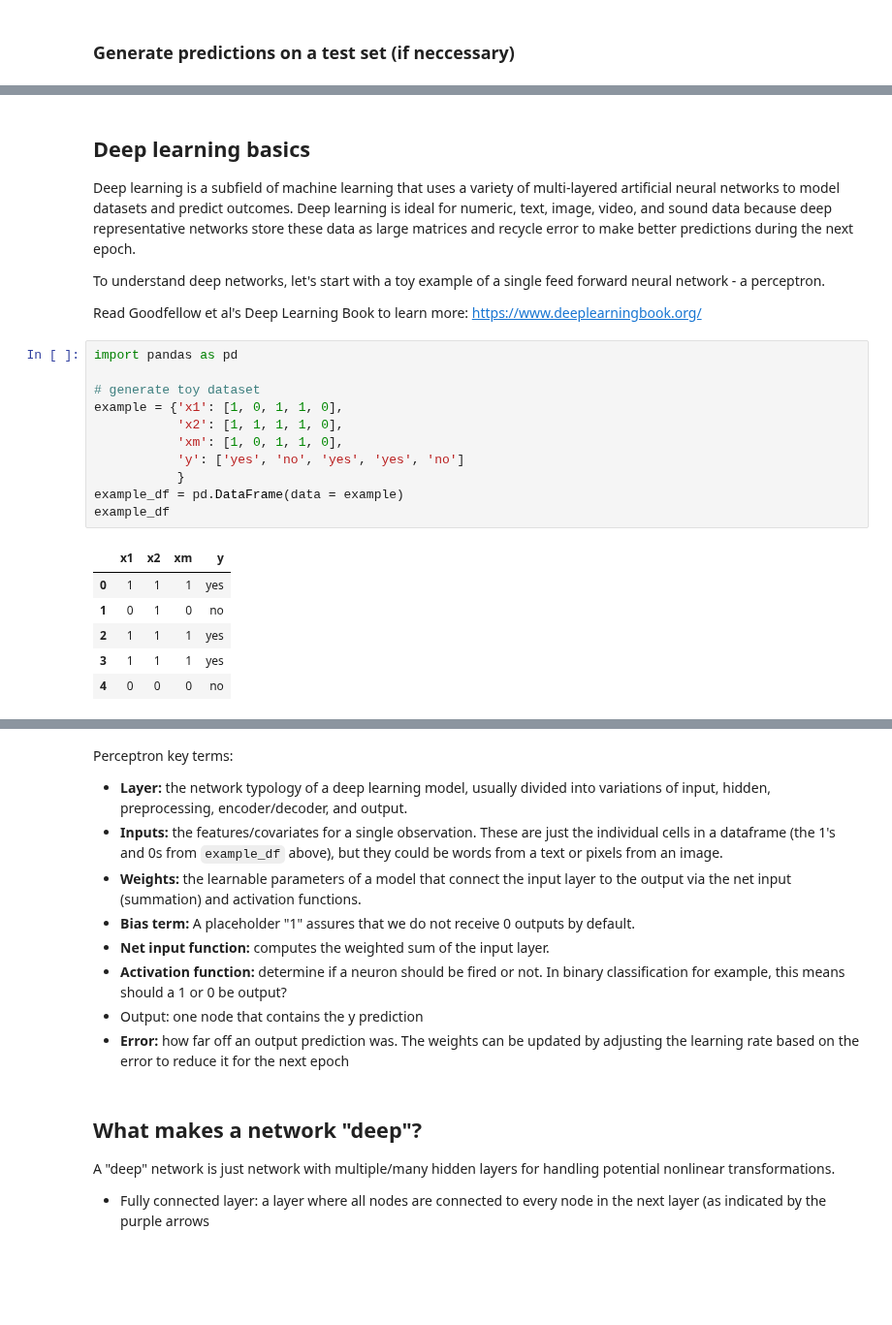
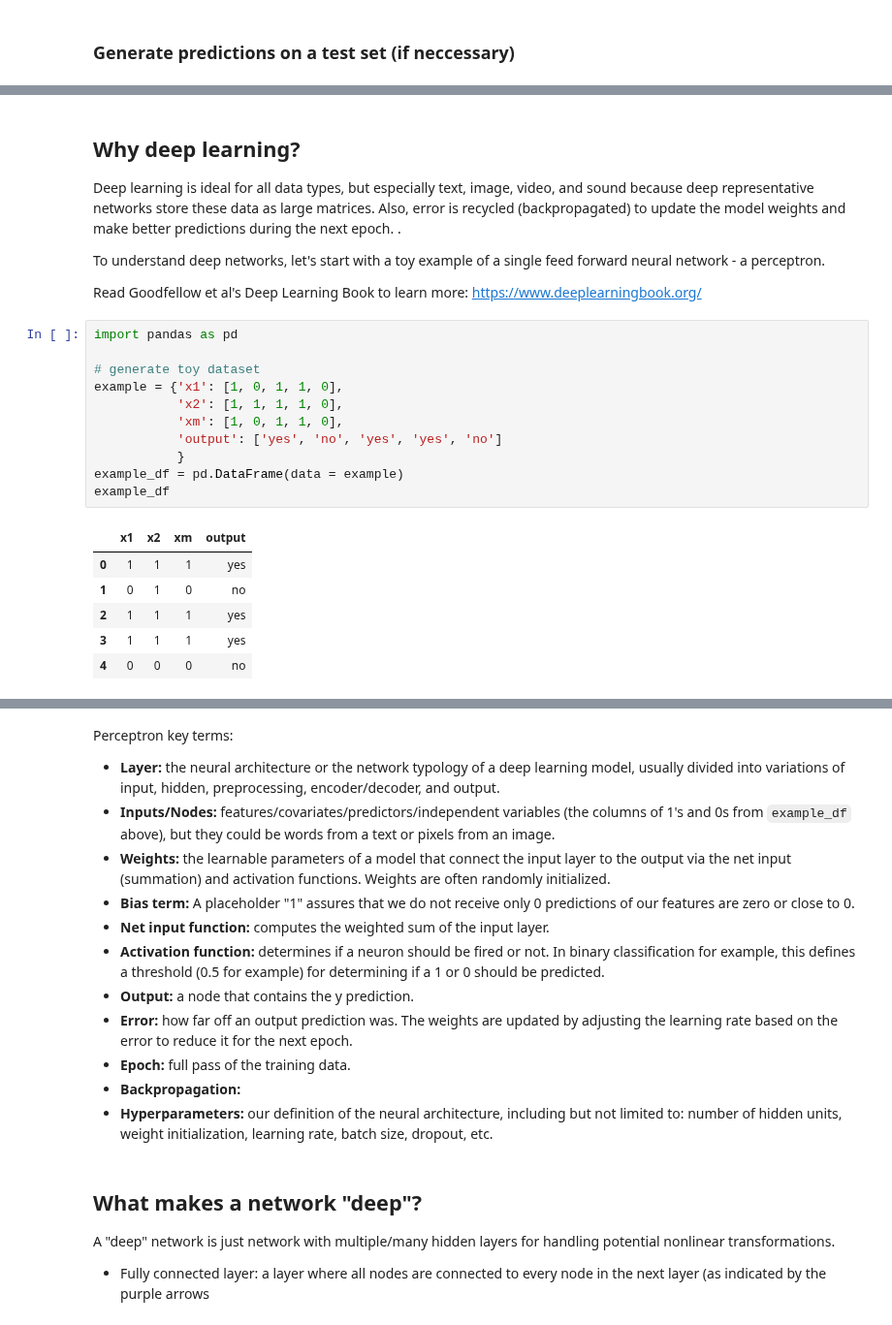
Before and after one commit to EastBayEv/SSDS-TAML, a Jupyter notebook: _build/jupyter_execute/winter2022/Chapter5.ipynb, the cells around one changed output, grey strips where cells are left out. Shown at 97% size. Cells and saved outputs as stored; diff of their text form; blank space fills up the shorter version.

```diff
--- a/_build/jupyter_execute/winter2022/Chapter5.ipynb
+++ b/_build/jupyter_execute/winter2022/Chapter5.ipynb
@@ -648,7 +865,7 @@ stackedensemble prediction progress: |██████████████
 # %% [markdown]
-## Deep learning basics
+## Why deep learning?
 
-Deep learning is a subfield of machine learning that uses a variety of multi-layered artificial neural networks to model datasets and predict outcomes. Deep learning is ideal for numeric, text, image, video, and sound data because deep representative networks store these data as large matrices and recycle error to make better predictions during the next epoch.
+Deep learning is ideal for all data types, but especially text, image, video, and sound because deep representative networks store these data as large matrices. Also, error is recycled (backpropagated) to update the model weights and make better predictions during the next epoch. .
 
 To understand deep networks, let's start with a toy example of a single feed forward neural network - a perceptron.
 
@@ -656,16 +873,16 @@ Read Goodfellow et al's Deep Learning Book to learn more: https://www.deeplearni
 # %%
 import pandas as pd
 
 # generate toy dataset
 example = {'x1': [1, 0, 1, 1, 0],
            'x2': [1, 1, 1, 1, 0],
            'xm': [1, 0, 1, 1, 0],
-           'y': ['yes', 'no', 'yes', 'yes', 'no']
+           'output': ['yes', 'no', 'yes', 'yes', 'no']
            }
 example_df = pd.DataFrame(data = example)
 example_df
 # %% [output]
-|  | x1 | x2 | xm | y |
+|  | x1 | x2 | xm | output |
 | 0 | 1 | 1 | 1 | yes |
 | 1 | 0 | 1 | 0 | no |
 | 2 | 1 | 1 | 1 | yes |
@@ -677,14 +894,17 @@ example_df
 Perceptron figure modified from [Sebastian Raschka's Single-Layer Neural Networks and Gradient Descent](https://sebastianraschka.com/Articles/2015_singlelayer_neurons.html)
 # %% [markdown]
 Perceptron key terms:
-* **Layer:** the network typology of a deep learning model, usually divided into variations of input, hidden, preprocessing, encoder/decoder, and output.
-* **Inputs:** the features/covariates for a single observation. These are just the individual cells in a dataframe (the 1's and 0s from `example_df` above), but they could be words from a text or pixels from an image.
-* **Weights:** the learnable parameters of a model that connect the input layer to the output via the net input (summation) and activation functions.
-* **Bias term:** A placeholder "1" assures that we do not receive 0 outputs by default.
+* **Layer:** the neural architecture or the network typology of a deep learning model, usually divided into variations of input, hidden, preprocessing, encoder/decoder, and output.
+* **Inputs/Nodes:** features/covariates/predictors/independent variables (the columns of 1's and 0s from `example_df` above), but they could be words from a text or pixels from an image.
+* **Weights:** the learnable parameters of a model that connect the input layer to the output via the net input (summation) and activation functions. Weights are often randomly initialized.
+* **Bias term:** A placeholder "1" assures that we do not receive only 0 predictions of our features are zero or close to 0.
 * **Net input function:** computes the weighted sum of the input layer.
-* **Activation function:** determine if a neuron should be fired or not. In binary classification for example, this means should a 1 or 0 be output?
-* Output: one node that contains the y prediction
-* **Error:** how far off an output prediction was. The weights can be updated by adjusting the learning rate based on the error to reduce it for the next epoch
+* **Activation function:** determines if a neuron should be fired or not. In binary classification for example, this defines a threshold (0.5 for example) for determining if a 1 or 0 should be predicted.
+* **Output:** a node that contains the y prediction.
+* **Error:** how far off an output prediction was. The weights are updated by adjusting the learning rate based on the error to reduce it for the next epoch.
+* **Epoch:** full pass of the training data.
+* **Backpropagation:**
+* **Hyperparameters:** our definition of the neural architecture, including but not limited to: number of hidden units, weight initialization, learning rate, batch size, dropout, etc.
 # %% [markdown]
 ## What makes a network "deep"?
 
```
Also changed, not shown: parts of 39 cells of this notebook, 10 other files.
